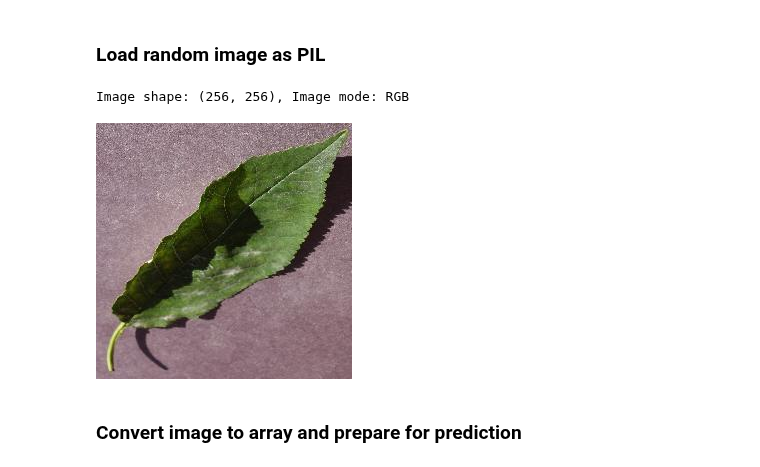
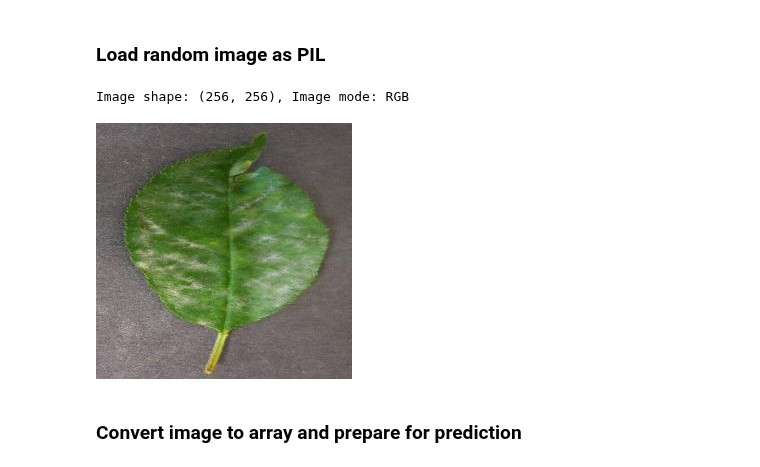
Before and after one commit to cla-cif/Cherry-Powdery-Mildew-Detector, a Jupyter notebook: jupyter_notebooks/ModellingEvaluating.ipynb, the cells around one changed output. Saved outputs shown, nothing was run; the diff lists cells and outputs as text; code cells hidden in the pictures.

```diff
--- a/jupyter_notebooks/ModellingEvaluating.ipynb
+++ b/jupyter_notebooks/ModellingEvaluating.ipynb
@@ -469,16 +524,16 @@ joblib.dump(value=evaluation,
 # %%
 from tensorflow.keras.preprocessing import image
 
-pointer = 66
-label = labels[1]  # select healthy or powdery_mildew
+pointer = 421
+label = labels[1] # select healthy or powdery_mildew
 
 pil_image = image.load_img(test_path + '/' + label + '/' + os.listdir(test_path+'/' + label)[pointer],
                            target_size=image_shape, color_mode='rgb')
 print(f'Image shape: {pil_image.size}, Image mode: {pil_image.mode}')
 pil_image
 # %% [output]
 Image shape: (256, 256), Image mode: RGB
-[figure, old version]
+[figure, new version]
 # %% [markdown]
 ### Convert image to array and prepare for prediction
 # %%
```
Also changed, not shown: parts of 33 cells of this notebook, 21 other files.
